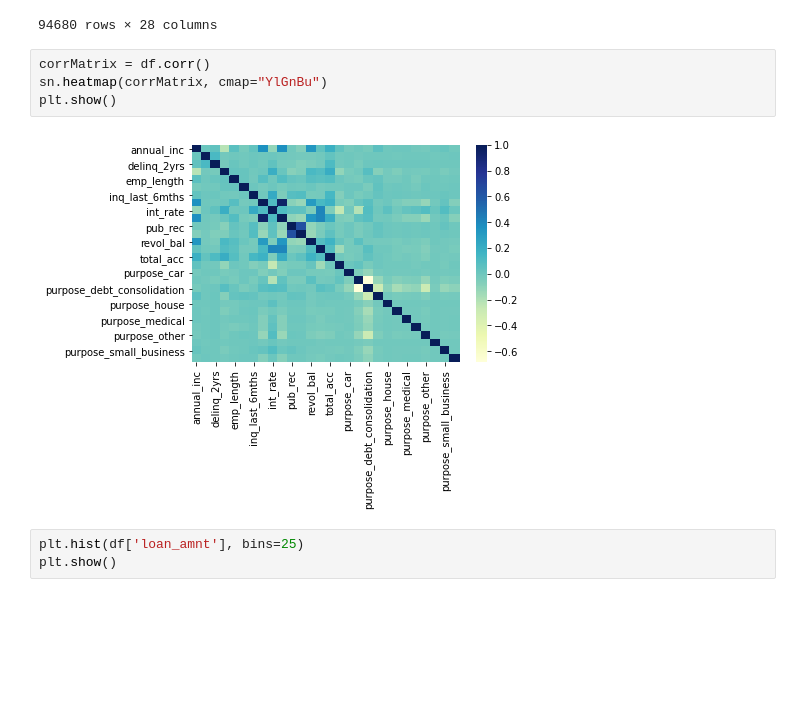
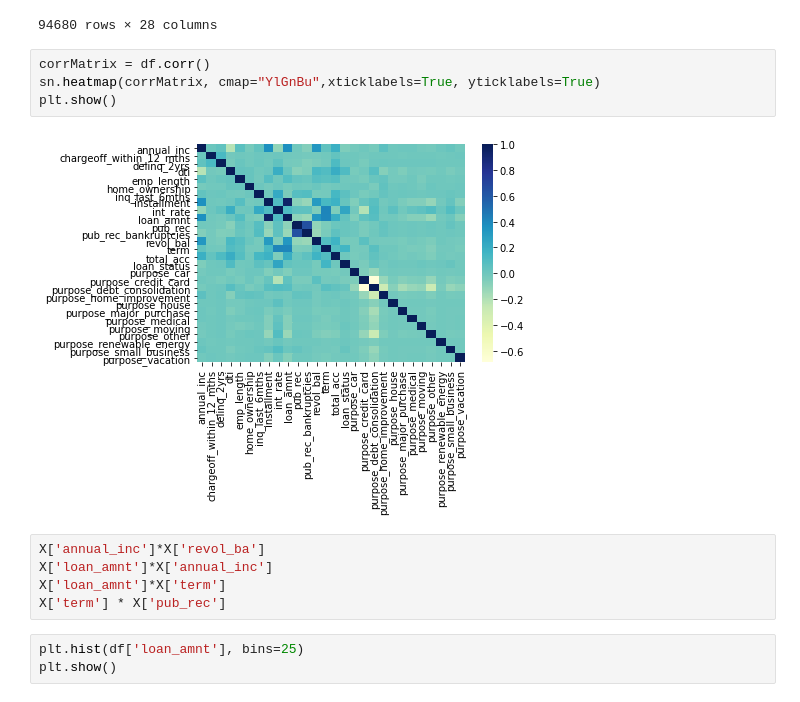
Before and after one commit to MarlonFacey/LoanDataLogReg, a Jupyter notebook: Loan Data EDA_Jason.ipynb, the cells around one changed output. Drawn from its saved outputs; the diff is of its cells as text; blank space fills up the shorter version.

```diff
--- a/Loan Data EDA_Jason.ipynb
+++ b/Loan Data EDA_Jason.ipynb
@@ -141,10 +141,15 @@ df
 94680 rows × 28 columns
 # %%
 corrMatrix = df.corr()
-sn.heatmap(corrMatrix, cmap="YlGnBu")
+sn.heatmap(corrMatrix, cmap="YlGnBu",xticklabels=True, yticklabels=True)
 plt.show()
 # %% [output]
-[figure, old version]
+[figure, new version]
+# %%
+X['annual_inc']*X['revol_ba']
+X['loan_amnt']*X['annual_inc']
+X['loan_amnt']*X['term']
+X['term'] * X['pub_rec']
 # %%
 plt.hist(df['loan_amnt'], bins=25)
 plt.show()
```
Also changed, not shown: parts of 29 cells of this notebook, 1 other file.
